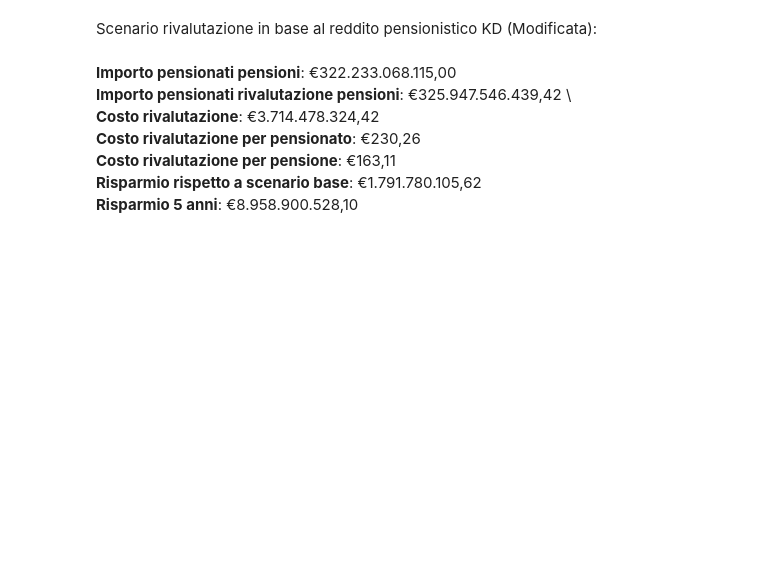
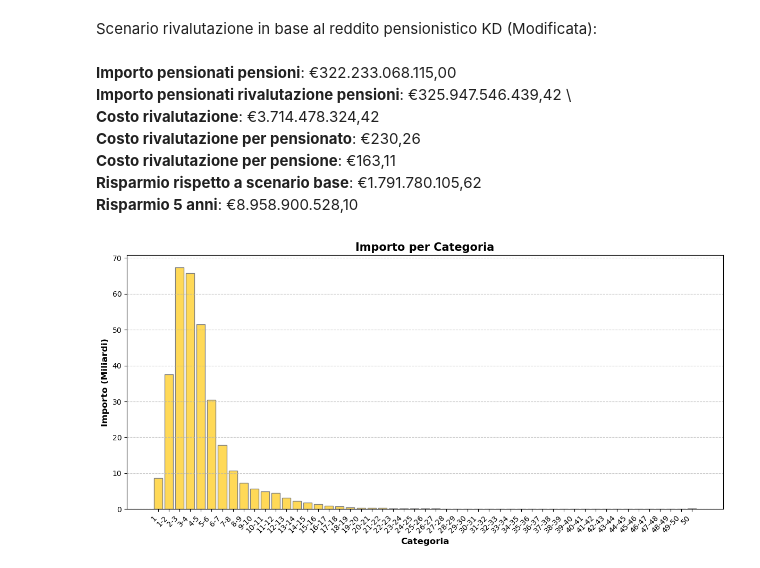
Before and after one commit to chiesastefano/pensioniDRIN, a Jupyter notebook: sample.ipynb, the cells around one changed output. Cells and saved outputs as stored; diff of their text form; code cells hidden in the pictures; blank space fills up the shorter version.

```diff
--- a/sample.ipynb
+++ b/sample.ipynb
@@ -261,3 +288,7 @@ risparmio5 = risparmio * 5
 **Costo rivalutazione per pensione**: €163,11 \
 **Risparmio rispetto a scenario base**: €1.791.780.105,62 \
 **Risparmio 5 anni**: €8.958.900.528,10
+# %%
+riv.plot_importo_per_categoria(rivalutazione_pensionati_kd)
+# %% [output]
+[figure, added]
```
Also changed, not shown: parts of 13 cells of this notebook, 1 other file.
